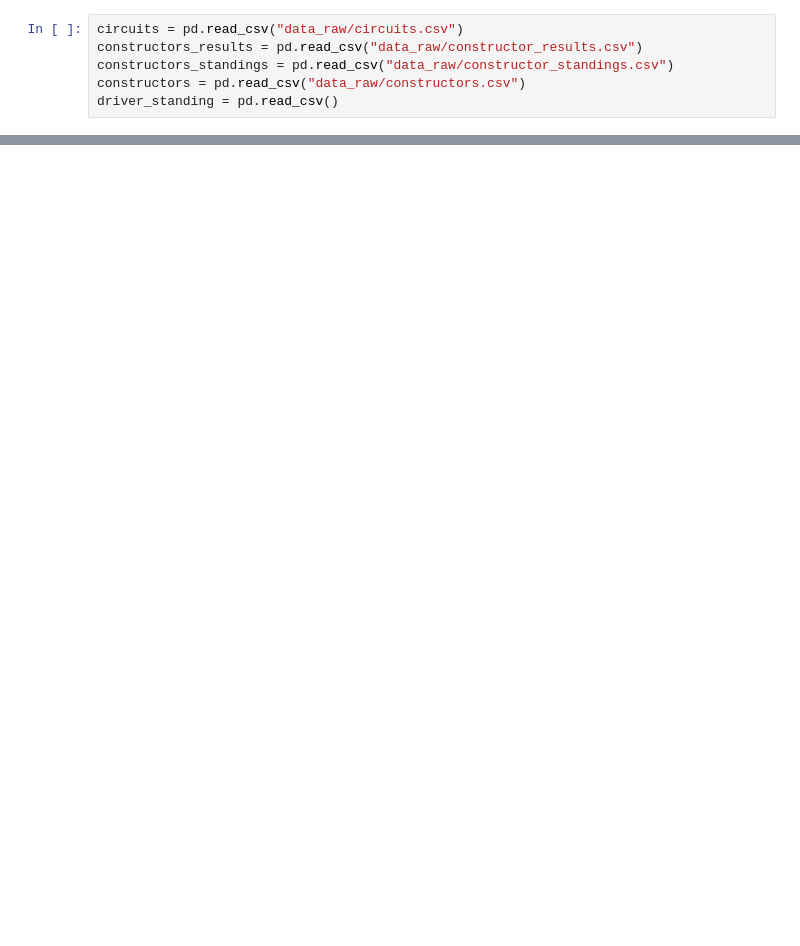
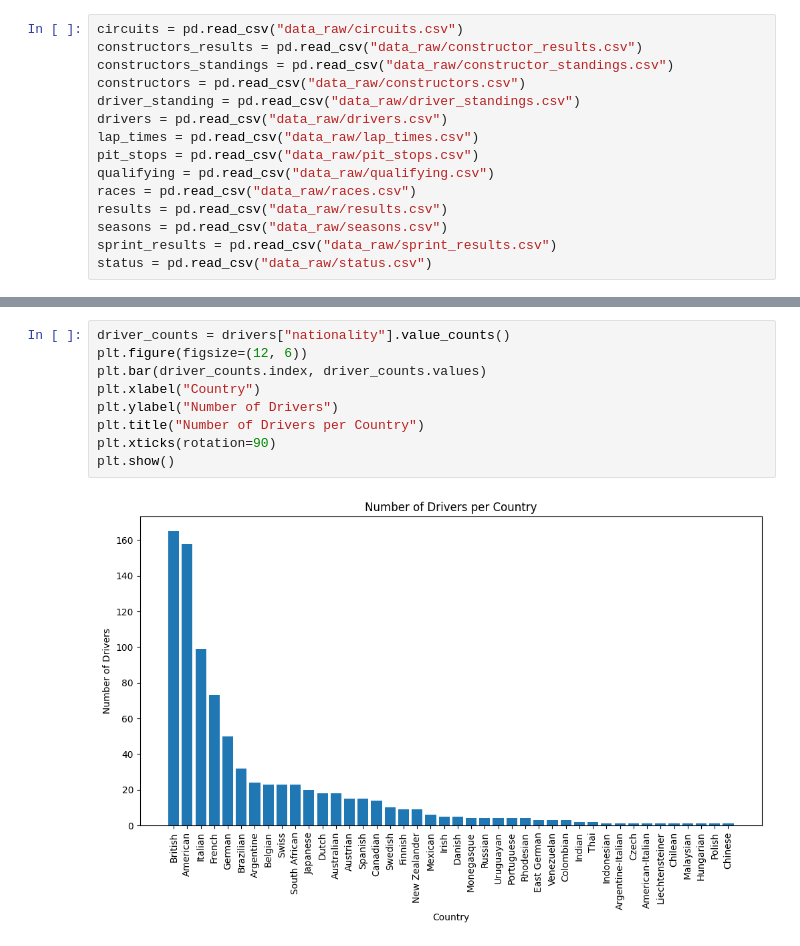
Before and after one commit to NateHu203/qtm151spring2023, a Jupyter notebook: final_project/final_project.ipynb, the cells around one changed output, grey strips where cells are left out. Cells and saved outputs as stored; diff of their text form; blank space fills up the shorter version.

```diff
--- a/final_project/final_project.ipynb
+++ b/final_project/final_project.ipynb
@@ -20,4 +38,13 @@ circuits = pd.read_csv("data_raw/circuits.csv")
 constructors_results = pd.read_csv("data_raw/constructor_results.csv")
 constructors_standings = pd.read_csv("data_raw/constructor_standings.csv")
 constructors = pd.read_csv("data_raw/constructors.csv")
-driver_standing = pd.read_csv()
+driver_standing = pd.read_csv("data_raw/driver_standings.csv")
+drivers = pd.read_csv("data_raw/drivers.csv")
+lap_times = pd.read_csv("data_raw/lap_times.csv")
+pit_stops = pd.read_csv("data_raw/pit_stops.csv")
+qualifying = pd.read_csv("data_raw/qualifying.csv")
+races = pd.read_csv("data_raw/races.csv")
+results = pd.read_csv("data_raw/results.csv")
+seasons = pd.read_csv("data_raw/seasons.csv")
+sprint_results = pd.read_csv("data_raw/sprint_results.csv")
+status = pd.read_csv("data_raw/status.csv")
@@ -23,0 +74,11 @@ driver_standing = pd.read_csv()
+# %%
+driver_counts = drivers["nationality"].value_counts()
+plt.figure(figsize=(12, 6))
+plt.bar(driver_counts.index, driver_counts.values)
+plt.xlabel("Country")
+plt.ylabel("Number of Drivers")
+plt.title("Number of Drivers per Country")
+plt.xticks(rotation=90)
+plt.show()
+# %% [output]
+[figure, added]
```
Also changed, not shown: parts of 8 cells of this notebook.
